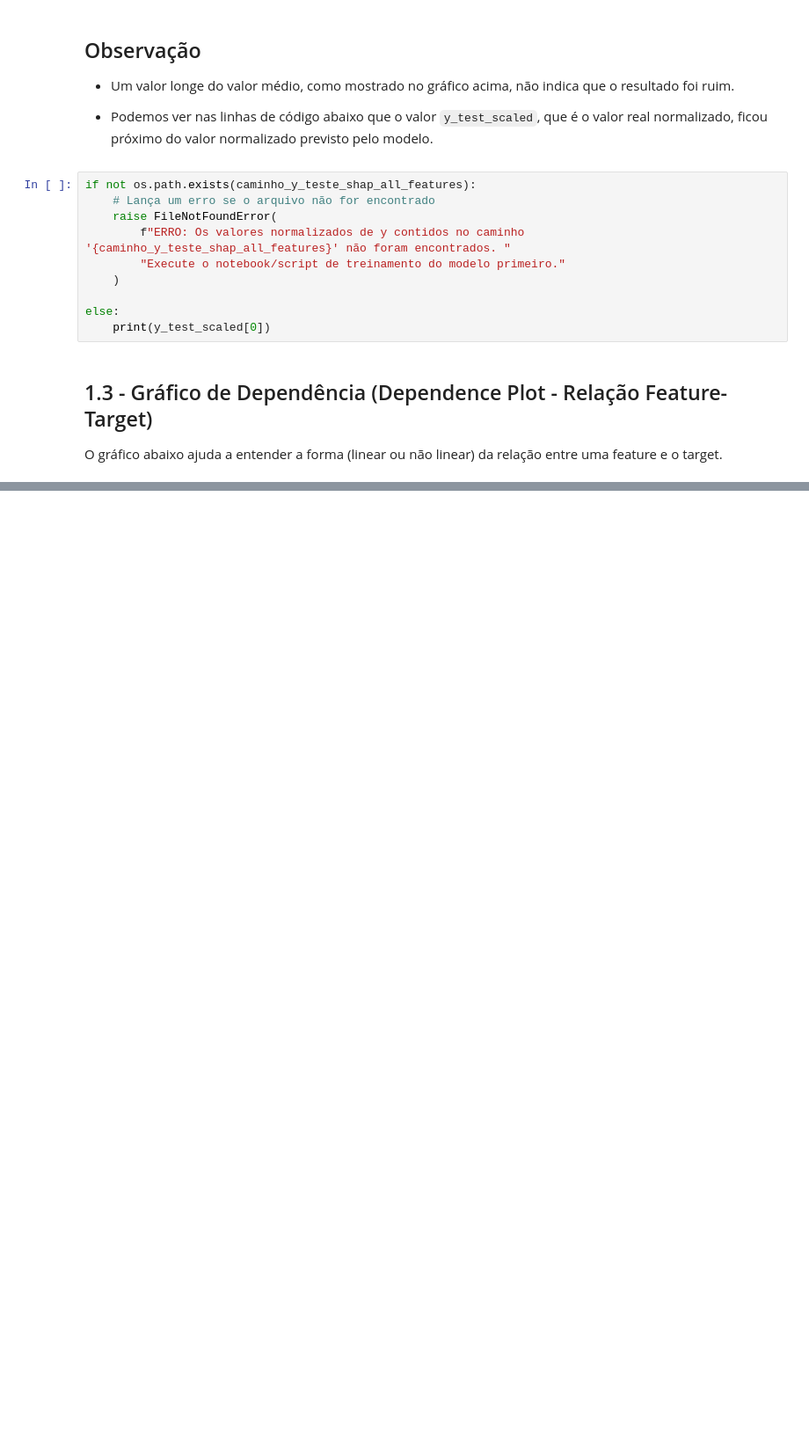
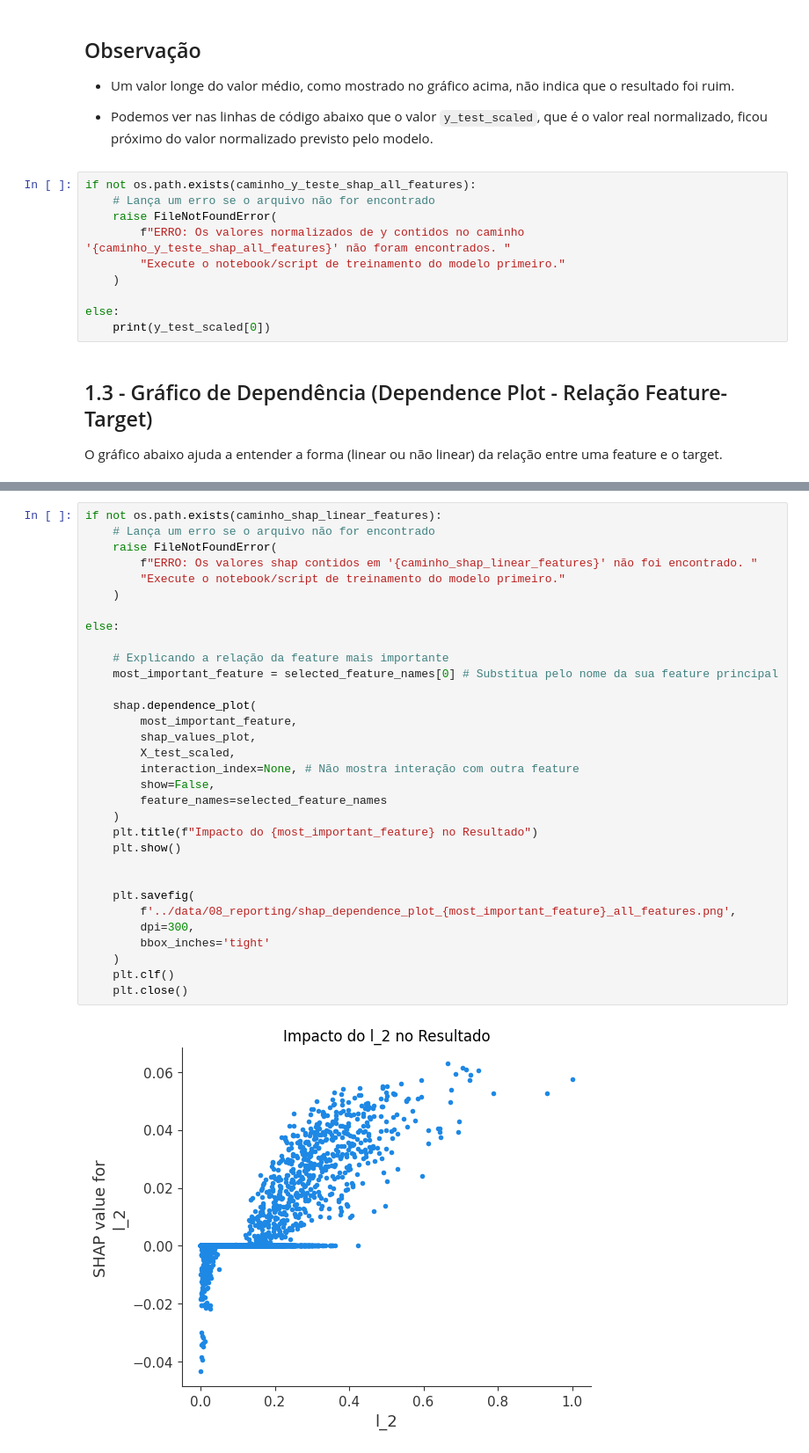
Before and after one commit to RenatodaCostaSantos/capacitacao, a Jupyter notebook: aeroespacial/notebooks/5_explicabilidade.ipynb, the cells around one changed output, grey strips where cells are left out. Shown at 88% size. Drawn from its saved outputs; the diff is of its cells as text; blank space fills up the shorter version.

```diff
--- a/aeroespacial/notebooks/5_explicabilidade.ipynb
+++ b/aeroespacial/notebooks/5_explicabilidade.ipynb
@@ -358,0 +891,34 @@ else:
+# %%
+if not os.path.exists(caminho_shap_linear_features):
+    # Lança um erro se o arquivo não for encontrado
+    raise FileNotFoundError(
+        f"ERRO: Os valores shap contidos em '{caminho_shap_linear_features}' não foi encontrado. "
+        "Execute o notebook/script de treinamento do modelo primeiro."
+    )
+
+else:
+
+    # Explicando a relação da feature mais importante
+    most_important_feature = selected_feature_names[0] # Substitua pelo nome da sua feature principal
+
+    shap.dependence_plot(
+        most_important_feature,
+        shap_values_plot,
+        X_test_scaled,
+        interaction_index=None, # Não mostra interação com outra feature
+        show=False,
+        feature_names=selected_feature_names
+    )
+    plt.title(f"Impacto do {most_important_feature} no Resultado")
+    plt.show()
+
+
+    plt.savefig(
+        f'../data/08_reporting/shap_dependence_plot_{most_important_feature}_all_features.png',
+        dpi=300,
+        bbox_inches='tight'
+    )
+    plt.clf()
+    plt.close()
+# %% [output]
+[figure, added]
```
Also changed, not shown: parts of 36 cells of this notebook, 3 other files.
